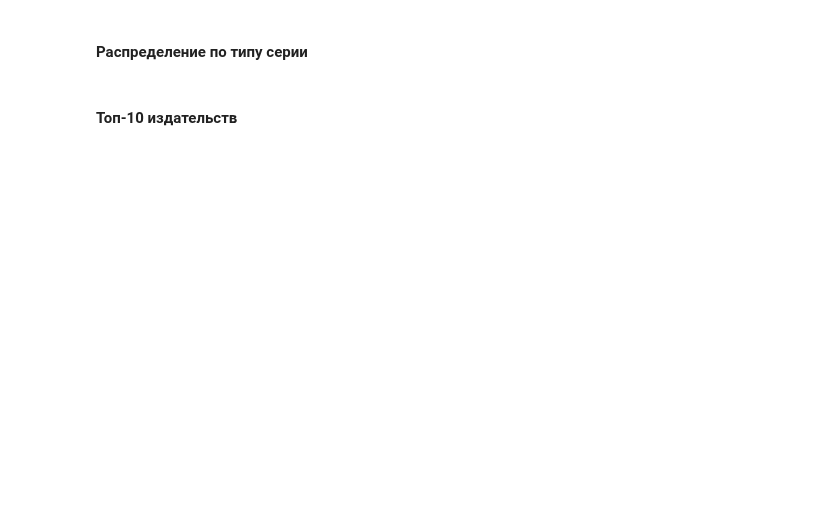
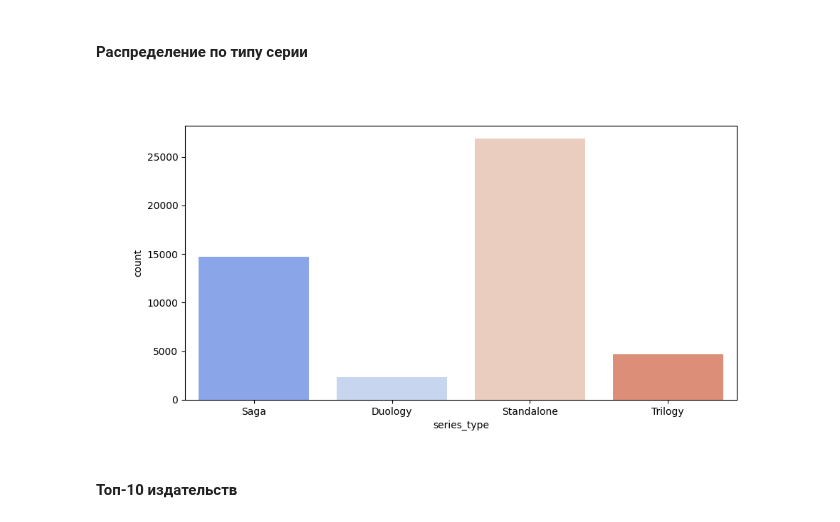
Before and after one commit to underburned/ait-ds, a Jupyter notebook: lectures/lecture_1/lecture_1.ipynb, the cells around one changed output. Cells and saved outputs as stored; diff of their text form; code cells hidden in the pictures; blank space fills up the shorter version.

```diff
--- a/lectures/lecture_1/lecture_1.ipynb
+++ b/lectures/lecture_1/lecture_1.ipynb
@@ -944,9 +1847,11 @@ df['series_type']
 # %% [markdown]
 #### Распределение по типу серии
 # %%
-fig_sns, ax_sns = plt.subplots(figsize=(11, 5))
+fig_sns, ax_sns = plt.subplots(figsize=(10, 5))
 sns.countplot(ax=ax_sns, data=df, x='series_type', hue='series_type', palette='coolwarm');
 plt.show()
+# %% [output]
+[figure, added]
 # %% [markdown]
 #### Топ-10 издательств
 # %%
```
Also changed, not shown: parts of 125 cells of this notebook.
